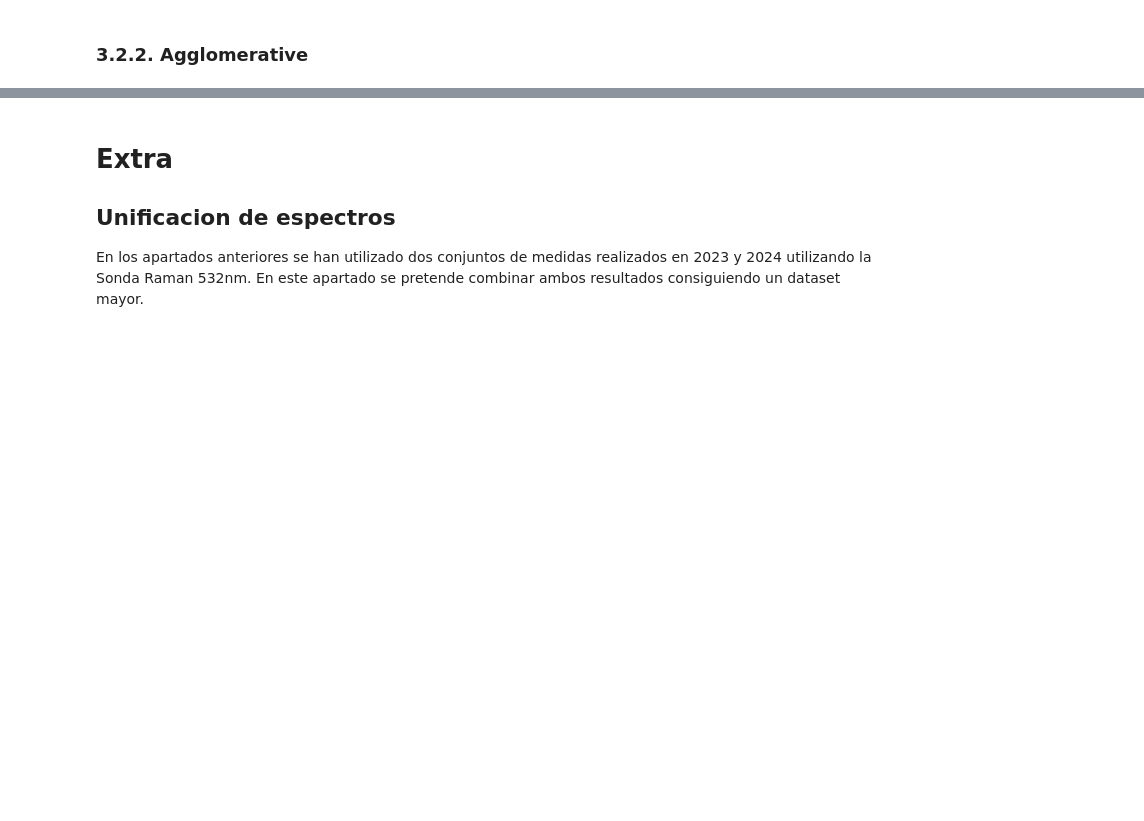
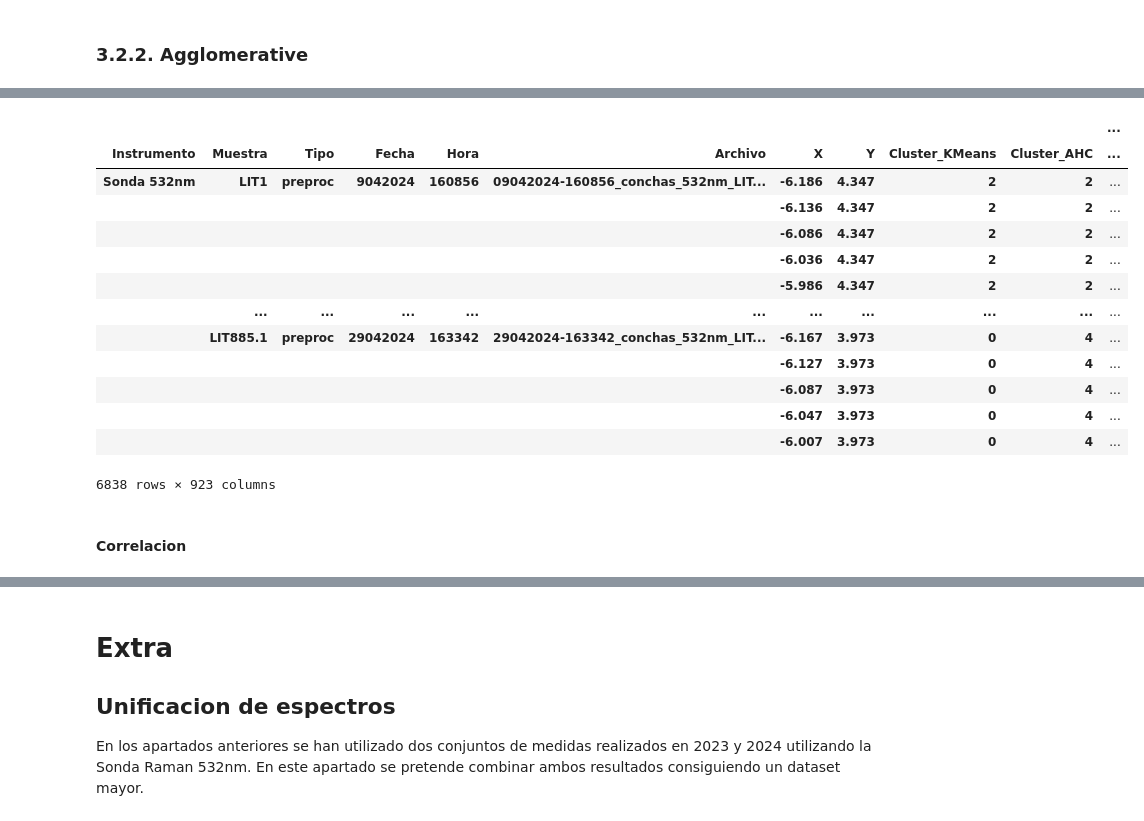
Before and after one commit to andreaperezasen/TFM-ML-Raman-Conchas-Arqueologicas, a Jupyter notebook: Code/Notebooks/main.ipynb, the cells around one changed output, grey strips where cells are left out. Drawn from its saved outputs; the diff is of its cells as text; code cells hidden in the pictures; blank space fills up the shorter version.

```diff
--- a/Code/Notebooks/main.ipynb
+++ b/Code/Notebooks/main.ipynb
@@ -354,0 +447,19 @@ plot_clusters_class_8muestras_2col(data_sonda_2024_Python_copy, muestras_ordenad
+# %%
+data_sonda_2024_Matlab_copy
+# %% [output]
+|  |  |  |  |  |  |  |  |  |  | ... |
+| Instrumento | Muestra | Tipo | Fecha | Hora | Archivo | X | Y | Cluster_KMeans | Cluster_AHC | ... |
+| Sonda 532nm | LIT1 | preproc | 9042024 | 160856 | 09042024-160856_conchas_532nm_LIT... | -6.186 | 4.347 | 2 | 2 | ... |
+|  |  |  |  |  |  | -6.136 | 4.347 | 2 | 2 | ... |
+|  |  |  |  |  |  | -6.086 | 4.347 | 2 | 2 | ... |
+|  |  |  |  |  |  | -6.036 | 4.347 | 2 | 2 | ... |
+|  |  |  |  |  |  | -5.986 | 4.347 | 2 | 2 | ... |
+|  | ... | ... | ... | ... | ... | ... | ... | ... | ... | ... |
+|  | LIT885.1 | preproc | 29042024 | 163342 | 29042024-163342_conchas_532nm_LIT... | -6.167 | 3.973 | 0 | 4 | ... |
+|  |  |  |  |  |  | -6.127 | 3.973 | 0 | 4 | ... |
+|  |  |  |  |  |  | -6.087 | 3.973 | 0 | 4 | ... |
+|  |  |  |  |  |  | -6.047 | 3.973 | 0 | 4 | ... |
+|  |  |  |  |  |  | -6.007 | 3.973 | 0 | 4 | ... |
+6838 rows × 923 columns
+# %% [markdown]
+#### Correlacion
```
Also changed, not shown: parts of 13 cells of this notebook, 4 other files.
